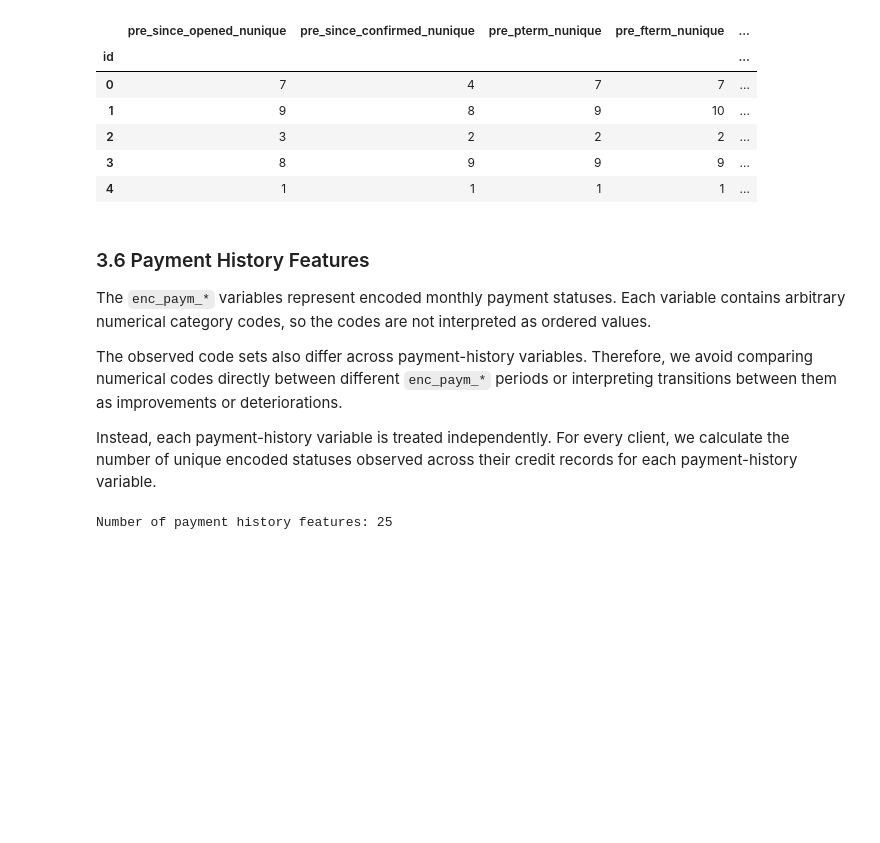
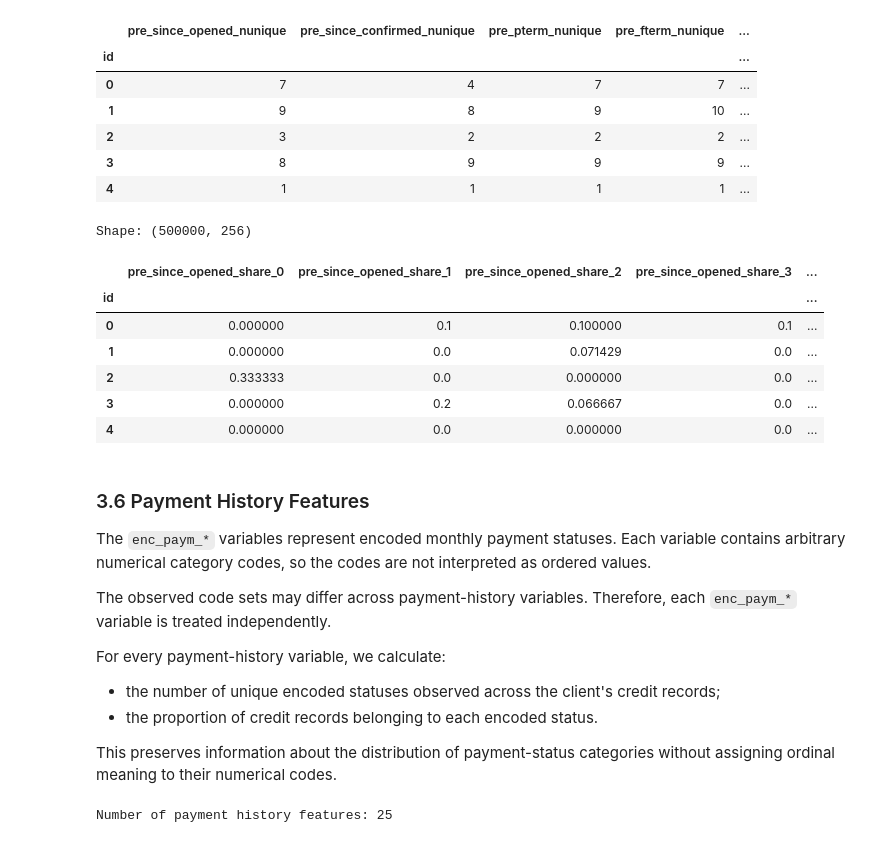
Before and after one commit to cerebrista9/credit-default-prediction, a Jupyter notebook: notebooks/02_feature_engineering.ipynb, the cells around one changed output. Saved outputs shown, nothing was run; the diff lists cells and outputs as text; code cells hidden in the pictures; blank space fills up the shorter version.

```diff
--- a/notebooks/02_feature_engineering.ipynb
+++ b/notebooks/02_feature_engineering.ipynb
@@ -327,14 +337,34 @@ Shape: (500000, 20)
 | 2 | 3 | 2 | 2 | 2 | ... |
 | 3 | 8 | 9 | 9 | 9 | ... |
 | 4 | 1 | 1 | 1 | 1 | ... |
+# %%
+binarized_distribution_features = create_distribution_features(df, pre_cols)
+
+print(f"Shape: {binarized_distribution_features.shape}")
+
+binarized_distribution_features.head()
+# %% [output]
+Shape: (500000, 256)
+|  | pre_since_opened_share_0 | pre_since_opened_share_1 | pre_since_opened_share_2 | pre_since_opened_share_3 | ... |
+| id |  |  |  |  | ... |
+| 0 | 0.000000 | 0.1 | 0.100000 | 0.1 | ... |
+| 1 | 0.000000 | 0.0 | 0.071429 | 0.0 | ... |
+| 2 | 0.333333 | 0.0 | 0.000000 | 0.0 | ... |
+| 3 | 0.000000 | 0.2 | 0.066667 | 0.0 | ... |
+| 4 | 0.000000 | 0.0 | 0.000000 | 0.0 | ... |
 # %% [markdown]
 ### 3.6 Payment History Features
 
 The `enc_paym_*` variables represent encoded monthly payment statuses. Each variable contains arbitrary numerical category codes, so the codes are not interpreted as ordered values.
 
-The observed code sets also differ across payment-history variables. Therefore, we avoid comparing numerical codes directly between different `enc_paym_*` periods or interpreting transitions between them as improvements or deteriorations.
+The observed code sets may differ across payment-history variables. Therefore, each `enc_paym_*` variable is treated independently.
 
-Instead, each payment-history variable is treated independently. For every client, we calculate the number of unique encoded statuses observed across their credit records for each payment-history variable.
+For every payment-history variable, we calculate:
+
+- the number of unique encoded statuses observed across the client's credit records;
+- the proportion of credit records belonging to each encoded status.
+
+This preserves information about the distribution of payment-status categories without assigning ordinal meaning to their numerical codes.
 # %%
 payment_cols = sorted([col for col in df.columns if col.startswith("enc_paym_")],
                       key=lambda col: int(col.split("_")[-1])
```
Also changed, not shown: parts of 27 cells of this notebook.
